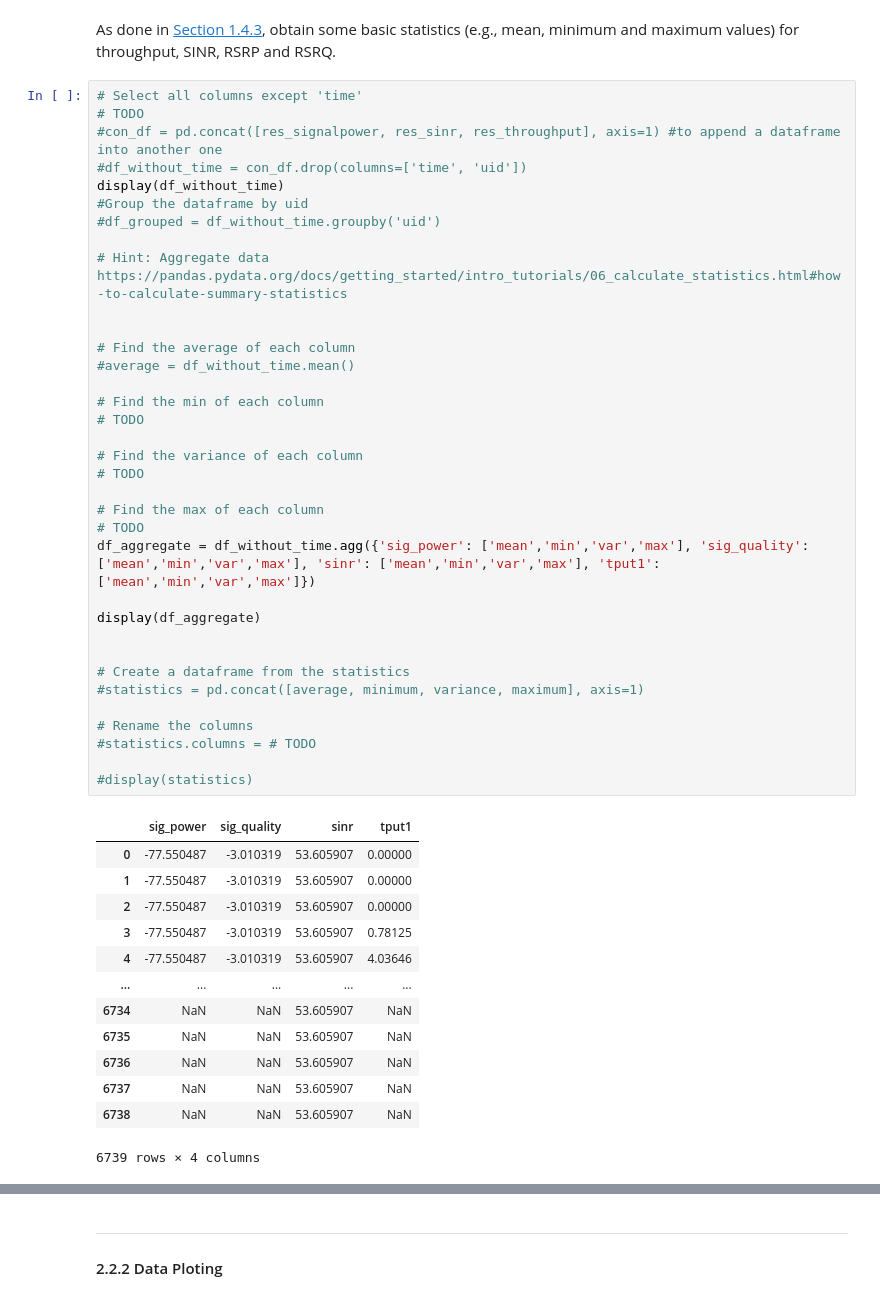
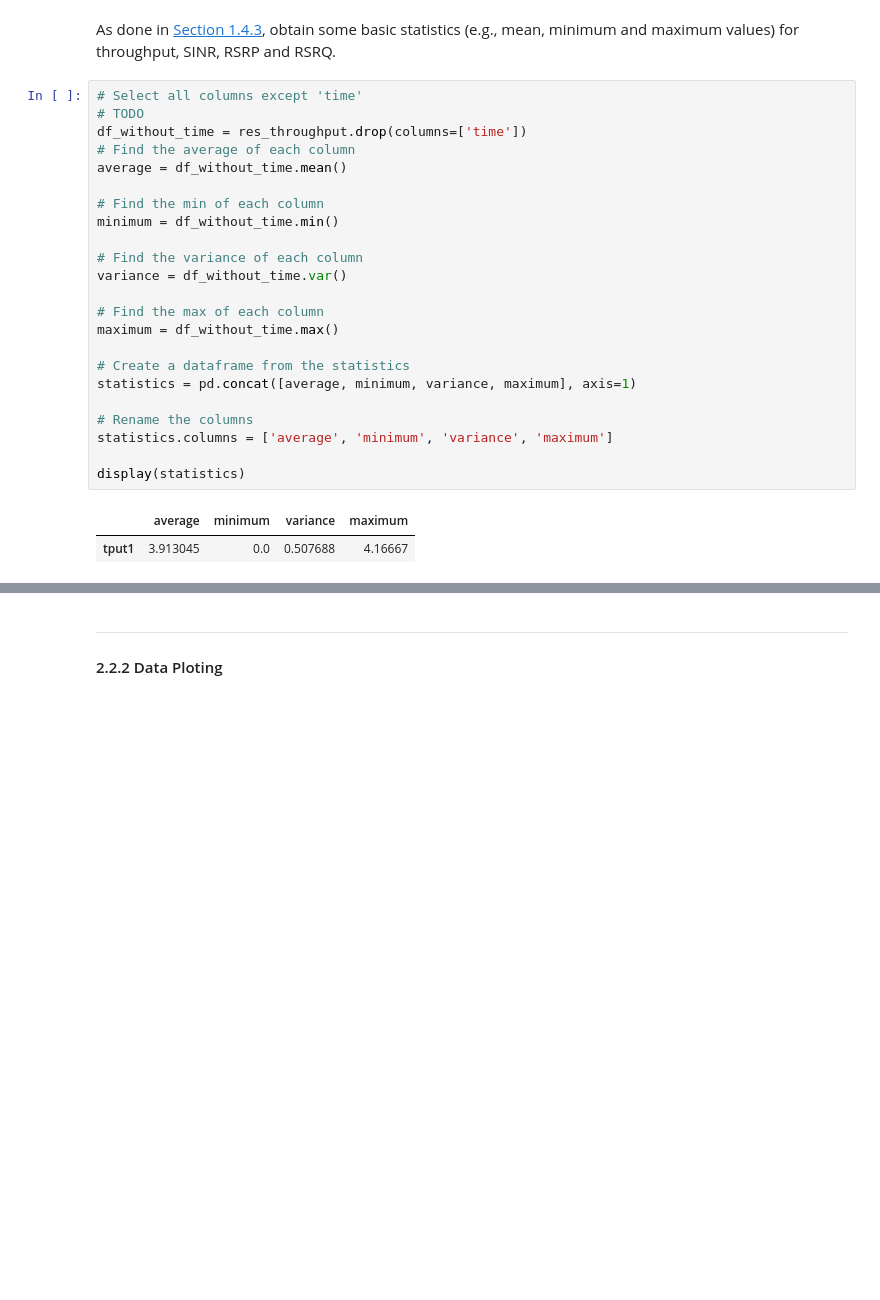
Before and after one commit to AndyRamb/ttm4133-G, a Jupyter notebook: lab0- tutorial/lab0.ipynb, the cells around one changed output, grey strips where cells are left out. Drawn from its saved outputs; the diff is of its cells as text; blank space fills up the shorter version.

```diff
--- a/lab0- tutorial/lab0.ipynb
+++ b/lab0- tutorial/lab0.ipynb
@@ -723,49 +723,26 @@ As done in [Section 1.4.3](#DataParsing143), obtain some basic statistics (e.g.,
 # %%
 # Select all columns except 'time'
 # TODO
-#con_df = pd.concat([res_signalpower, res_sinr, res_throughput], axis=1) #to append a dataframe into another one
-#df_without_time = con_df.drop(columns=['time', 'uid'])
-display(df_without_time)
-#Group the dataframe by uid
-#df_grouped = df_without_time.groupby('uid')
-
-# Hint: Aggregate data https://pandas.pydata.org/docs/getting_started/intro_tutorials/06_calculate_statistics.html#how-to-calculate-summary-statistics
-
-
+df_without_time = res_throughput.drop(columns=['time'])
 # Find the average of each column
-#average = df_without_time.mean()
+average = df_without_time.mean()
 
 # Find the min of each column
-# TODO
+minimum = df_without_time.min()
 
 # Find the variance of each column
-# TODO
+variance = df_without_time.var()
 
 # Find the max of each column
-# TODO
-df_aggregate = df_without_time.agg({'sig_power': ['mean','min','var','max'], 'sig_quality': ['mean','min','var','max'], 'sinr': ['mean','min','var','max'], 'tput1': ['mean','min','var','max']})
-
-display(df_aggregate)
-
+maximum = df_without_time.max()
 
 # Create a dataframe from the statistics
-#statistics = pd.concat([average, minimum, variance, maximum], axis=1)
+statistics = pd.concat([average, minimum, variance, maximum], axis=1)
 
 # Rename the columns
-#statistics.columns = # TODO
+statistics.columns = ['average', 'minimum', 'variance', 'maximum']
 
-#display(statistics)
+display(statistics)
 # %% [output]
-|  | sig_power | sig_quality | sinr | tput1 |
-| 0 | -77.550487 | -3.010319 | 53.605907 | 0.00000 |
-| 1 | -77.550487 | -3.010319 | 53.605907 | 0.00000 |
-| 2 | -77.550487 | -3.010319 | 53.605907 | 0.00000 |
-| 3 | -77.550487 | -3.010319 | 53.605907 | 0.78125 |
-| 4 | -77.550487 | -3.010319 | 53.605907 | 4.03646 |
-| ... | ... | ... | ... | ... |
-| 6734 | NaN | NaN | 53.605907 | NaN |
-| 6735 | NaN | NaN | 53.605907 | NaN |
-| 6736 | NaN | NaN | 53.605907 | NaN |
-| 6737 | NaN | NaN | 53.605907 | NaN |
-| 6738 | NaN | NaN | 53.605907 | NaN |
+|  | average | minimum | variance | maximum |
+| tput1 | 3.913045 | 0.0 | 0.507688 | 4.16667 |
-6739 rows × 4 columns
```
Also changed, not shown: parts of 11 cells of this notebook.
